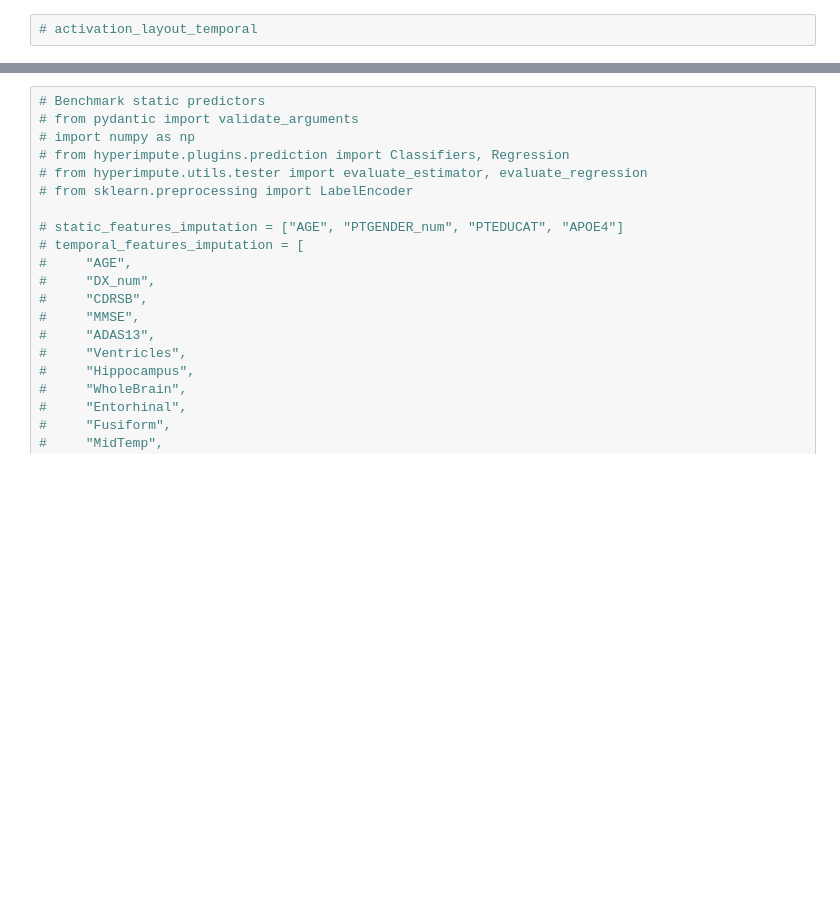
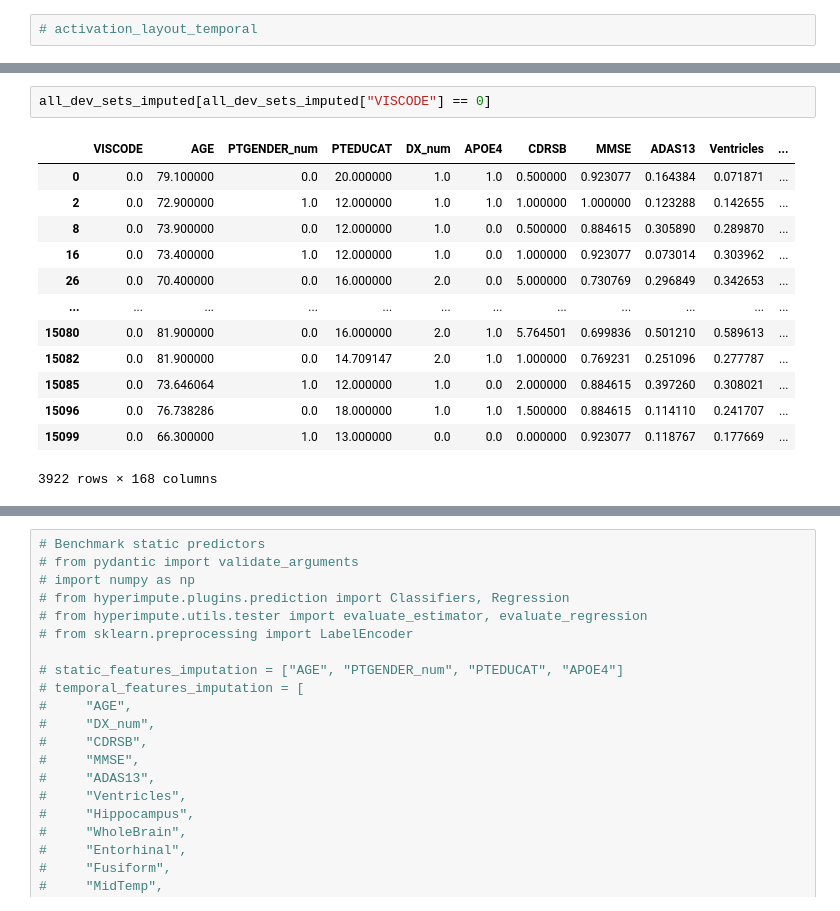
Before and after one commit to bcebere/genentech-404-challenge, a Jupyter notebook: explore_score_take7.ipynb, the cells around one changed output, grey strips where cells are left out. Cells and saved outputs as stored; diff of their text form; blank space fills up the shorter version.

```diff
--- a/explore_score_take7.ipynb
+++ b/explore_score_take7.ipynb
@@ -1004,0 +1019,16 @@ predictions
+# %%
+all_dev_sets_imputed[all_dev_sets_imputed["VISCODE"] == 0]
+# %% [output]
+|  | VISCODE | AGE | PTGENDER_num | PTEDUCAT | DX_num | APOE4 | CDRSB | MMSE | ADAS13 | Ventricles | ... |
+| 0 | 0.0 | 79.100000 | 0.0 | 20.000000 | 1.0 | 1.0 | 0.500000 | 0.923077 | 0.164384 | 0.071871 | ... |
+| 2 | 0.0 | 72.900000 | 1.0 | 12.000000 | 1.0 | 1.0 | 1.000000 | 1.000000 | 0.123288 | 0.142655 | ... |
+| 8 | 0.0 | 73.900000 | 0.0 | 12.000000 | 1.0 | 0.0 | 0.500000 | 0.884615 | 0.305890 | 0.289870 | ... |
+| 16 | 0.0 | 73.400000 | 1.0 | 12.000000 | 1.0 | 0.0 | 1.000000 | 0.923077 | 0.073014 | 0.303962 | ... |
+| 26 | 0.0 | 70.400000 | 0.0 | 16.000000 | 2.0 | 0.0 | 5.000000 | 0.730769 | 0.296849 | 0.342653 | ... |
+| ... | ... | ... | ... | ... | ... | ... | ... | ... | ... | ... | ... |
+| 15080 | 0.0 | 81.900000 | 0.0 | 16.000000 | 2.0 | 1.0 | 5.764501 | 0.699836 | 0.501210 | 0.589613 | ... |
+| 15082 | 0.0 | 81.900000 | 0.0 | 14.709147 | 2.0 | 1.0 | 1.000000 | 0.769231 | 0.251096 | 0.277787 | ... |
+| 15085 | 0.0 | 73.646064 | 1.0 | 12.000000 | 1.0 | 0.0 | 2.000000 | 0.884615 | 0.397260 | 0.308021 | ... |
+| 15096 | 0.0 | 76.738286 | 0.0 | 18.000000 | 1.0 | 1.0 | 1.500000 | 0.884615 | 0.114110 | 0.241707 | ... |
+| 15099 | 0.0 | 66.300000 | 1.0 | 13.000000 | 0.0 | 0.0 | 0.000000 | 0.923077 | 0.118767 | 0.177669 | ... |
+3922 rows × 168 columns
```
Also changed, not shown: parts of 41 cells of this notebook.
